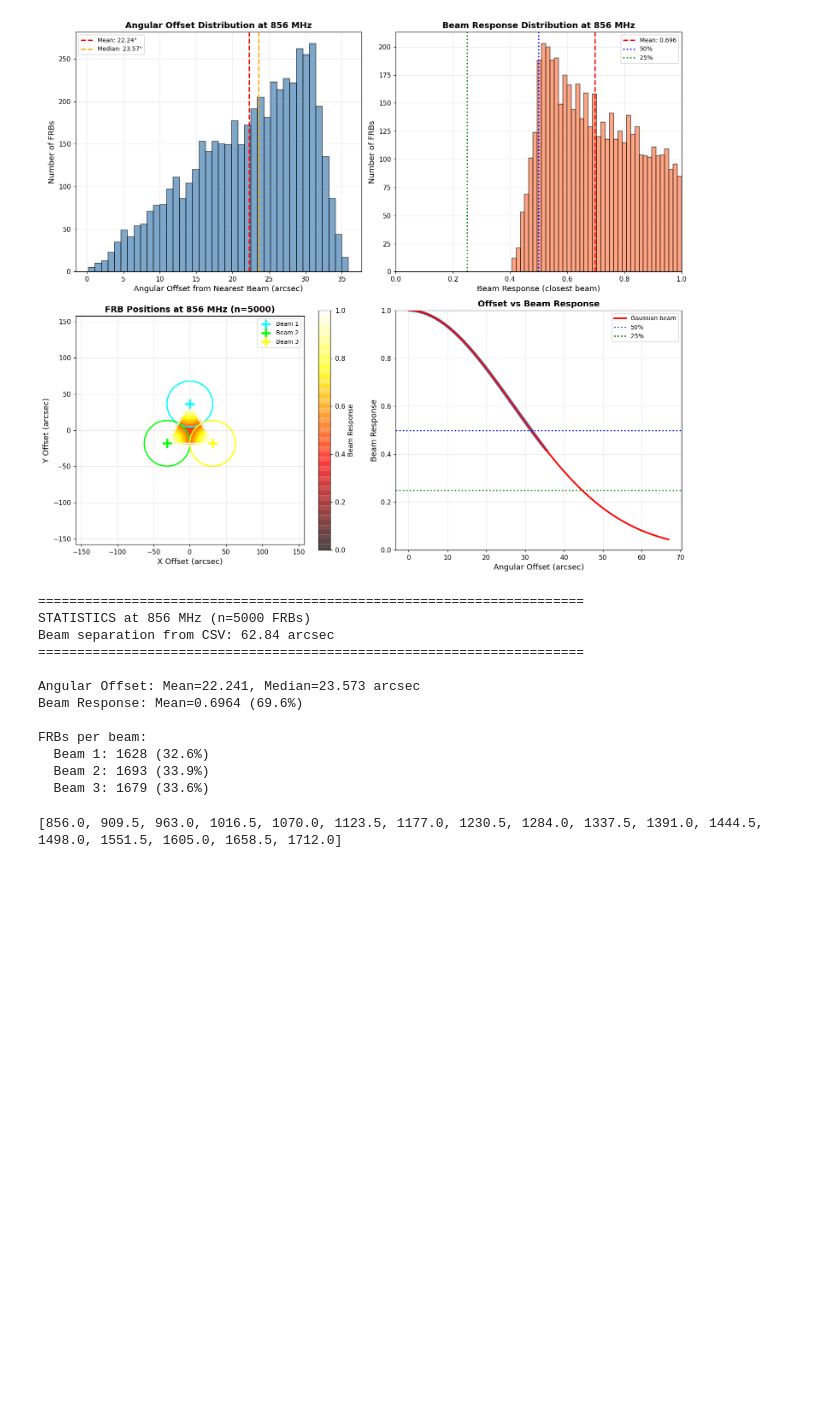
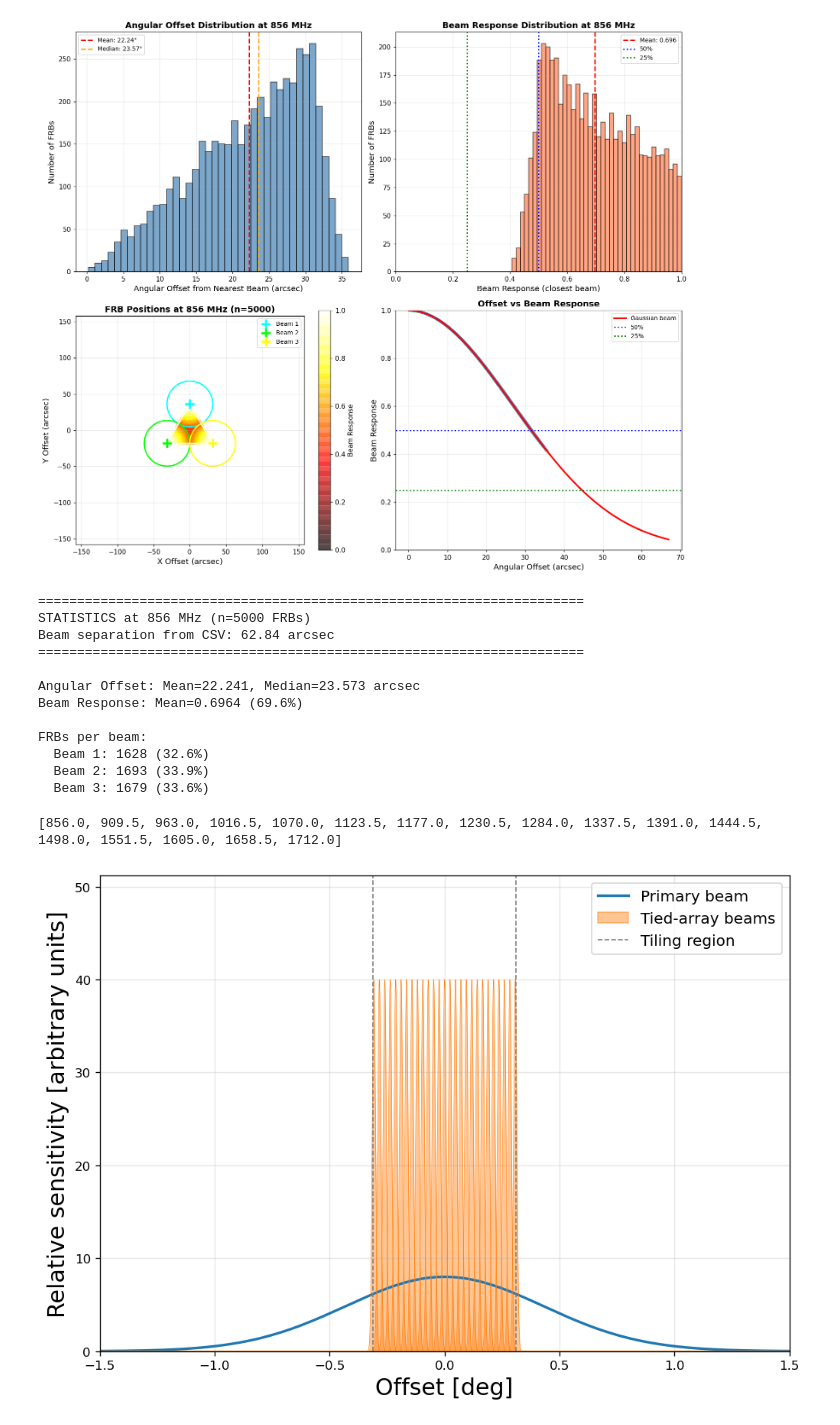
Before and after one commit to tzuyin524/FRB-POP, a Jupyter notebook: MeerKAT_tied_beam.ipynb, the cells around one changed output. Cells and saved outputs as stored; diff of their text form; code cells hidden in the pictures; blank space fills up the shorter version.

```diff
--- a/MeerKAT_tied_beam.ipynb
+++ b/MeerKAT_tied_beam.ipynb
@@ -734,3 +734,101 @@ for i in range (17):
 print(nu_chan)
 # %% [output]
 [856.0, 909.5, 963.0, 1016.5, 1070.0, 1123.5, 1177.0, 1230.5, 1284.0, 1337.5, 1391.0, 1444.5, 1498.0, 1551.5, 1605.0, 1658.5, 1712.0]
+# %%
+import numpy as np
+import matplotlib.pyplot as plt
+%matplotlib inline
+# ----------------------------------------------------------------------------
+# Parameters
+# ----------------------------------------------------------------------------
+FREQ = 1.284          # GHz (L-band centre)
+RADIUS = 0.31         # deg, tiling-region radius
+OVERLAP = 0.25        # neighbouring TABs cross at this fraction of their peak height
+FLAT_TABS = False     # True: every TAB peaks at 40; False: TABs follow the PB attenuation
+
+C_LIGHT = 299792458.0
+DISH_D = 13.5         # m
+N_PRIMARY = 64        # incoherent -> peak sqrt(64) = 8
+N_TAB = 40            # coherent   -> peak 40 (5x the PB peak)
+B_MAX = 800.0         # m
+K_PB = 1.02           # PB FWHM = K_PB * lambda / D
+
+FWHM_TO_SIGMA = 1.0 / (2.0 * np.sqrt(2.0 * np.log(2.0)))
+RAD2DEG = 180.0 / np.pi
+FLAT_TABS = True
+
+def hex_tiling(radius, spacing):
+    """Hexagonal grid of beam centres (deg), with a row along y = 0,
+    keeping centres with r <= radius."""
+    dx = spacing
+    dy = spacing * np.sqrt(3.0) / 2.0
+    nrow = int(np.ceil(radius / dy)) + 1
+    ncol = int(np.ceil(radius / dx)) + 2
+    pts = []
+    for j in range(-nrow, nrow + 1):
+        y = j * dy
+        x0 = 0.5 * dx if (j % 2) else 0.0
+        for i in range(-ncol, ncol + 1):
+            x = i * dx + x0
+            if x * x + y * y <= radius**2 + 1e-12:
+                pts.append((x, y))
+    return np.array(pts)
+
+
+# ----------------------------------------------------------------------------
+# Beam model
+# ----------------------------------------------------------------------------
+lam = C_LIGHT / (FREQ * 1e9)
+fwhm_pb = K_PB * lam / DISH_D * RAD2DEG        # deg
+fwhm_tab = lam / B_MAX * RAD2DEG               # deg
+sig_pb = fwhm_pb * FWHM_TO_SIGMA
+sig_tab = fwhm_tab * FWHM_TO_SIGMA
+amp_pb = np.sqrt(N_PRIMARY)                    # 8
+amp_tab = float(N_TAB)                         # 40
+
+
+def pb(r):
+    return amp_pb * np.exp(-r**2 / (2 * sig_pb**2))
+
+
+# Hexagonal neighbour spacing so that two adjacent Gaussians cross at OVERLAP
+# of their peak: exp(-(d/2)^2 / (2 sigma^2)) = OVERLAP  ->  d = 2 sigma sqrt(2 ln(1/OVERLAP))
+d_tab = 2.0 * sig_tab * np.sqrt(2.0 * np.log(1.0 / OVERLAP))   # deg (= sqrt(2) FWHM for 25%)
+centres = hex_tiling(RADIUS, d_tab)
+n_beams = len(centres)
+
+# ----------------------------------------------------------------------------
+# Plot: 1D cut along y = 0
+# ----------------------------------------------------------------------------
+fig, ax = plt.subplots(figsize=(8.5, 6),dpi=120)
+
+x = np.linspace(-1.5, 1.5, 120001)
+ax.plot(x, pb(np.abs(x)), color="C0", lw=2,
+        label=f"Primary beam")
+
+row = centres[np.isclose(centres[:, 1], 0.0)]
+row = row[np.argsort(row[:, 0])]
+for xc, _ in row:
+    pk = amp_tab if FLAT_TABS else amp_tab * pb(abs(xc)) / amp_pb
+    g = pk * np.exp(-(x - xc) ** 2 / (2 * sig_tab**2))
+    ax.fill_between(x, 0, g, color="C1", alpha=0.45, lw=0)
+    ax.plot(x, g, color="C1", lw=0.4)
+ax.fill_between([], [], [], color="C1", alpha=0.45,
+                label=f"Tied-array beams")
+
+# ax.axvspan(-RADIUS, RADIUS, color="grey", alpha=0.10, lw=0)
+ax.axvline(-RADIUS, color="grey", ls="--", lw=1,
+           label=f"Tiling region ")
+ax.axvline(RADIUS, color="grey", ls="--", lw=1)
+
+ax.set_xlim(-1.5, 1.5)
+ax.set_ylim(0, amp_tab * 1.28)
+ax.set_xlabel("Offset [deg]", fontsize=18)
+ax.set_ylabel("Relative sensitivity [arbitrary units]", fontsize=18)
+# ax.set_title(f"1D cut, full field: {n_beams} TABs tiled within the primary beam")
+ax.legend(loc="upper right", fontsize=12)
+ax.grid(alpha=0.3)
+fig.tight_layout()
+plt.show()
+# %% [output]
+[figure, added]
```
Also changed, not shown: 23 other files.
